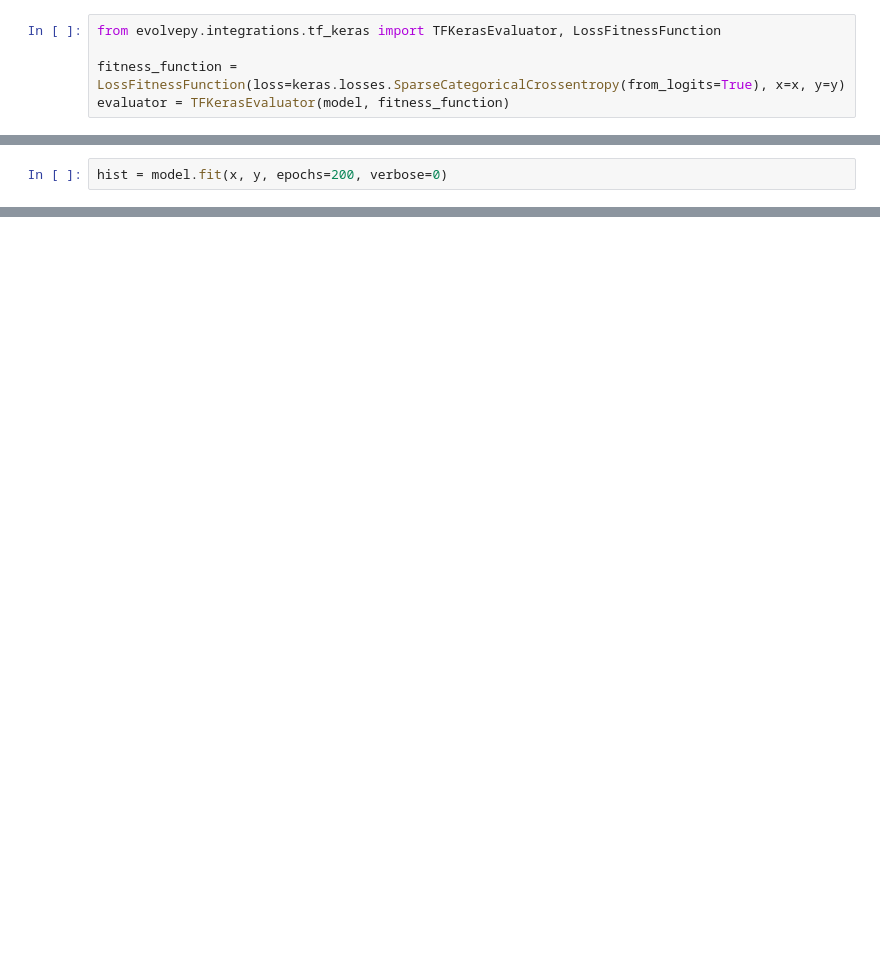
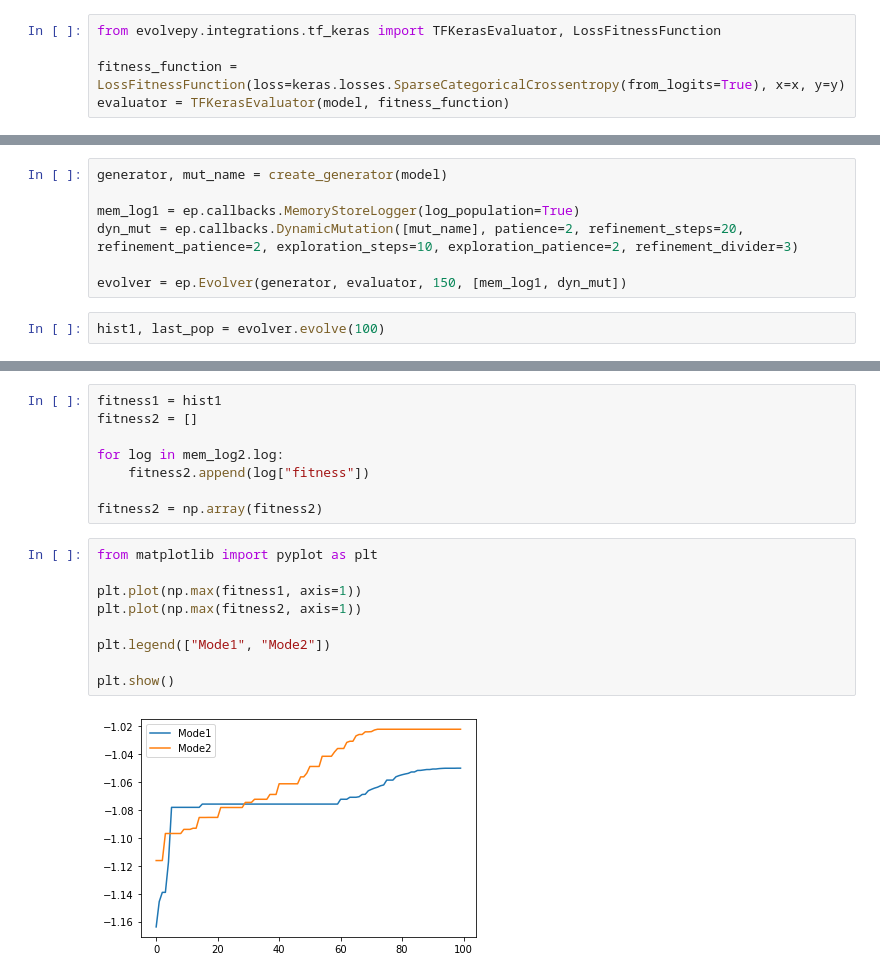
Before and after one commit to EltonCN/evolvepy, a Jupyter notebook: devel/keras_tests.ipynb, the cells around one changed output, grey strips where cells are left out. Saved outputs shown, nothing was run; the diff lists cells and outputs as text; blank space fills up the shorter version.

```diff
--- a/devel/keras_tests.ipynb
+++ b/devel/keras_tests.ipynb
@@ -124,2 +96,0 @@ plt.show()
-# %%
-hist = model.fit(x, y, epochs=200, verbose=0)
@@ -227,0 +97,9 @@ model.copy
+# %%
+generator, mut_name = create_generator(model)
+
+mem_log1 = ep.callbacks.MemoryStoreLogger(log_population=True)
+dyn_mut = ep.callbacks.DynamicMutation([mut_name], patience=2, refinement_steps=20, refinement_patience=2, exploration_steps=10, exploration_patience=2, refinement_divider=3)
+
+evolver = ep.Evolver(generator, evaluator, 150, [mem_log1, dyn_mut])
+# %%
+hist1, last_pop = evolver.evolve(100)
@@ -227,0 +159,19 @@ model.copy
+# %%
+fitness1 = hist1
+fitness2 = []
+
+for log in mem_log2.log:
+    fitness2.append(log["fitness"])
+
+fitness2 = np.array(fitness2)
+# %%
+from matplotlib import pyplot as plt
+
+plt.plot(np.max(fitness1, axis=1))
+plt.plot(np.max(fitness2, axis=1))
+
+plt.legend(["Mode1", "Mode2"])
+
+plt.show()
+# %% [output]
+[figure, added]
```
Also changed, not shown: parts of 47 cells of this notebook, 4 other files.
